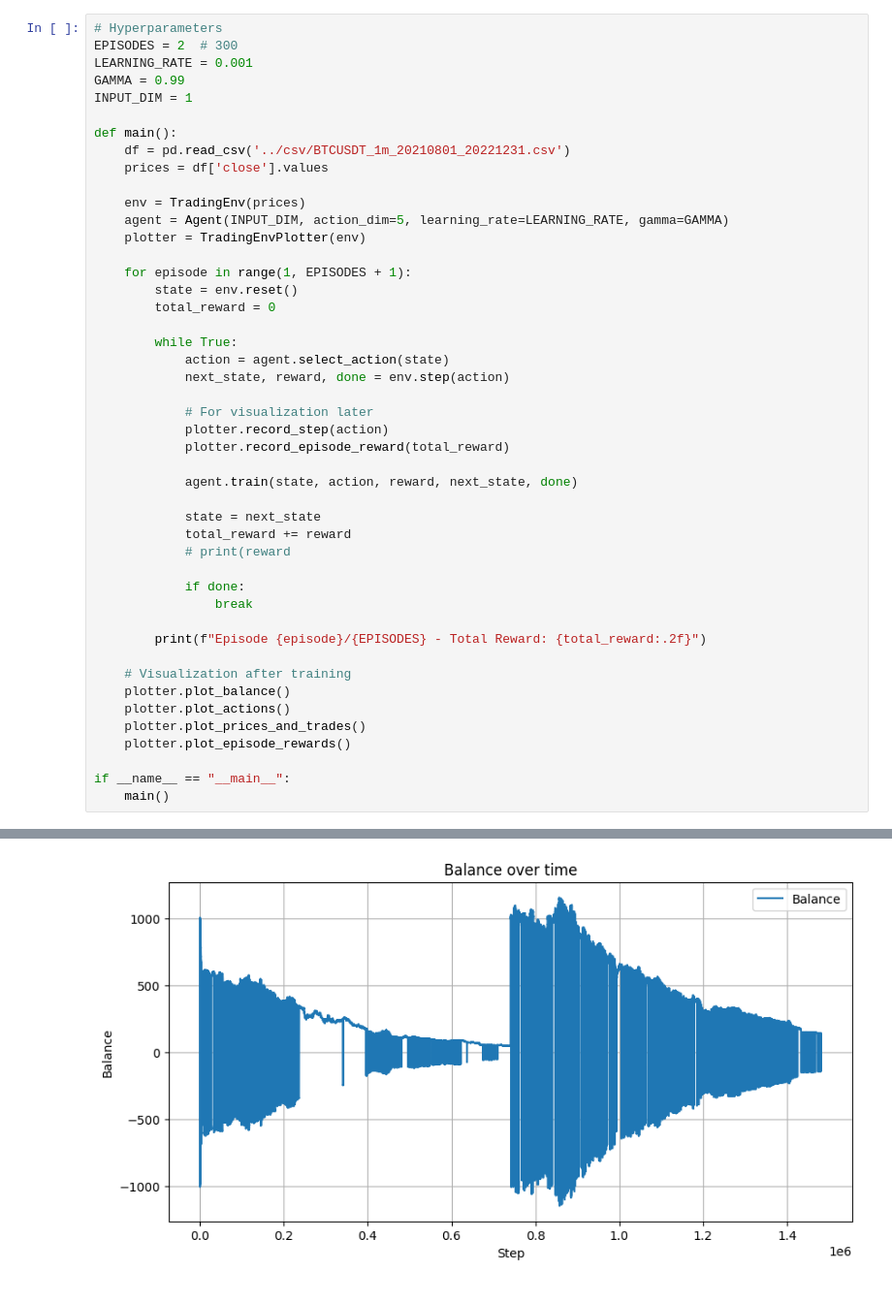
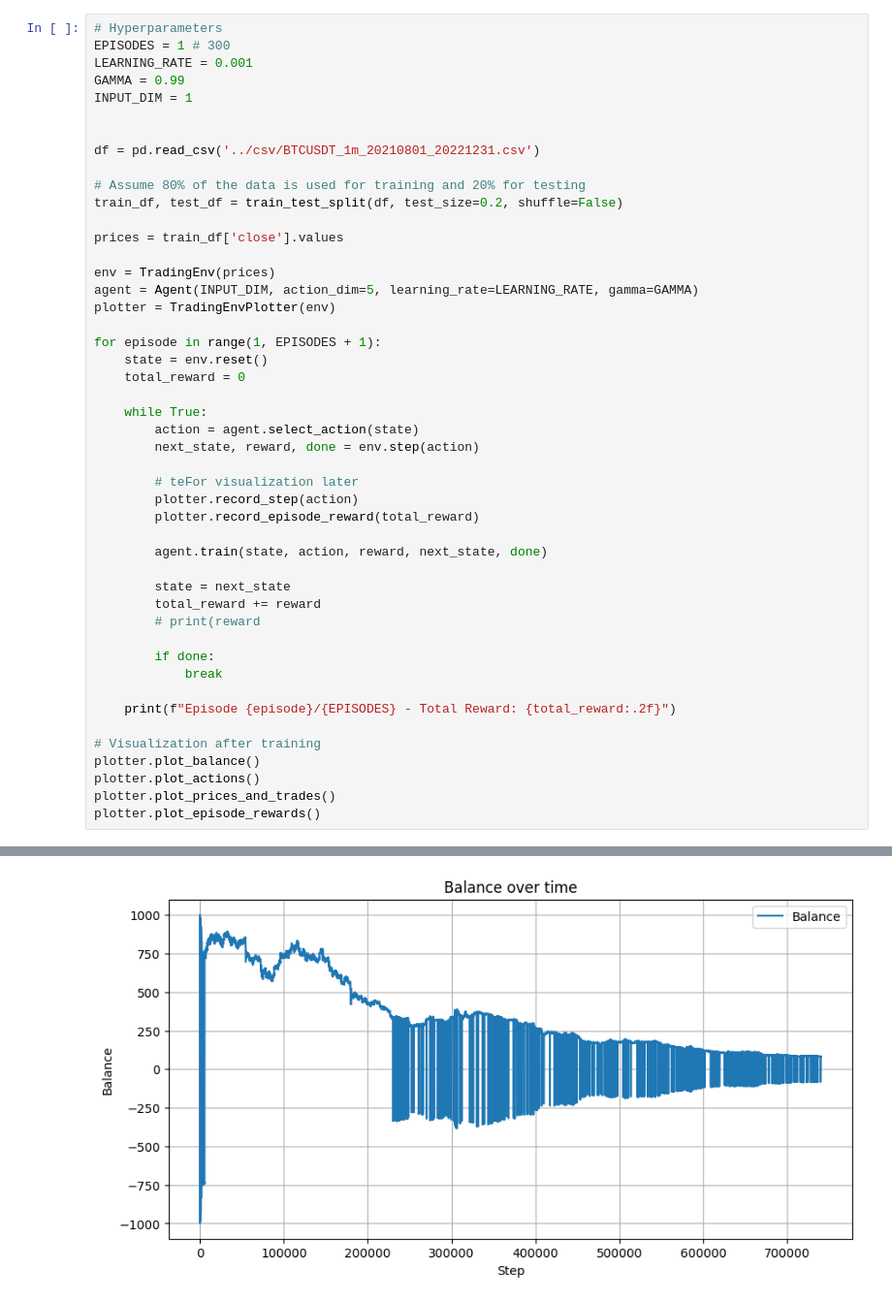
Before and after one commit to pixcelo/ml-scalping-agent, a Jupyter notebook: train/train_main.ipynb, the cells around one changed output, grey strips where cells are left out. Shown at 97% size. Drawn from its saved outputs; the diff is of its cells as text.

```diff
--- a/train/train_main.ipynb
+++ b/train/train_main.ipynb
@@ -7,47 +8,48 @@ from trading_env_plotter import TradingEnvPlotter
 # %%
 # Hyperparameters
-EPISODES = 2  # 300
+EPISODES = 1 # 300
 LEARNING_RATE = 0.001
 GAMMA = 0.99
 INPUT_DIM = 1
 
-def main():
-    df = pd.read_csv('../csv/BTCUSDT_1m_20210801_20221231.csv')
-    prices = df['close'].values
 
-    env = TradingEnv(prices)
-    agent = Agent(INPUT_DIM, action_dim=5, learning_rate=LEARNING_RATE, gamma=GAMMA)
-    plotter = TradingEnvPlotter(env)
+df = pd.read_csv('../csv/BTCUSDT_1m_20210801_20221231.csv')
 
-    for episode in range(1, EPISODES + 1):
-        state = env.reset()
-        total_reward = 0
+# Assume 80% of the data is used for training and 20% for testing
+train_df, test_df = train_test_split(df, test_size=0.2, shuffle=False)
 
-        while True:
-            action = agent.select_action(state)
-            next_state, reward, done = env.step(action)
+prices = train_df['close'].values
 
-            # For visualization later
-            plotter.record_step(action)
-            plotter.record_episode_reward(total_reward)
+env = TradingEnv(prices)
+agent = Agent(INPUT_DIM, action_dim=5, learning_rate=LEARNING_RATE, gamma=GAMMA)
+plotter = TradingEnvPlotter(env)
 
-            agent.train(state, action, reward, next_state, done)
+for episode in range(1, EPISODES + 1):
+    state = env.reset()
+    total_reward = 0
 
-            state = next_state
-            total_reward += reward
-            # print(reward
+    while True:
+        action = agent.select_action(state)
+        next_state, reward, done = env.step(action)
 
-            if done:
-                break
+        # teFor visualization later
+        plotter.record_step(action)
+        plotter.record_episode_reward(total_reward)
 
-        print(f"Episode {episode}/{EPISODES} - Total Reward: {total_reward:.2f}")
+        agent.train(state, action, reward, next_state, done)
 
-    # Visualization after training
-    plotter.plot_balance()
-    plotter.plot_actions()
-    plotter.plot_prices_and_trades()
-    plotter.plot_episode_rewards()
+        state = next_state
+        total_reward += reward
+        # print(reward
 
-if __name__ == "__main__":
-    main()
+        if done:
+            break
+
+    print(f"Episode {episode}/{EPISODES} - Total Reward: {total_reward:.2f}")
+
+# Visualization after training
+plotter.plot_balance()
+plotter.plot_actions()
+plotter.plot_prices_and_trades()
+plotter.plot_episode_rewards()
 # %% [output]
@@ -56 +57 @@ Episode 2/2 - Total Reward: 26995.00
-[figure, old version]
+[figure, new version]
```
Also changed, not shown: parts of 4 cells of this notebook, 1 other file.
